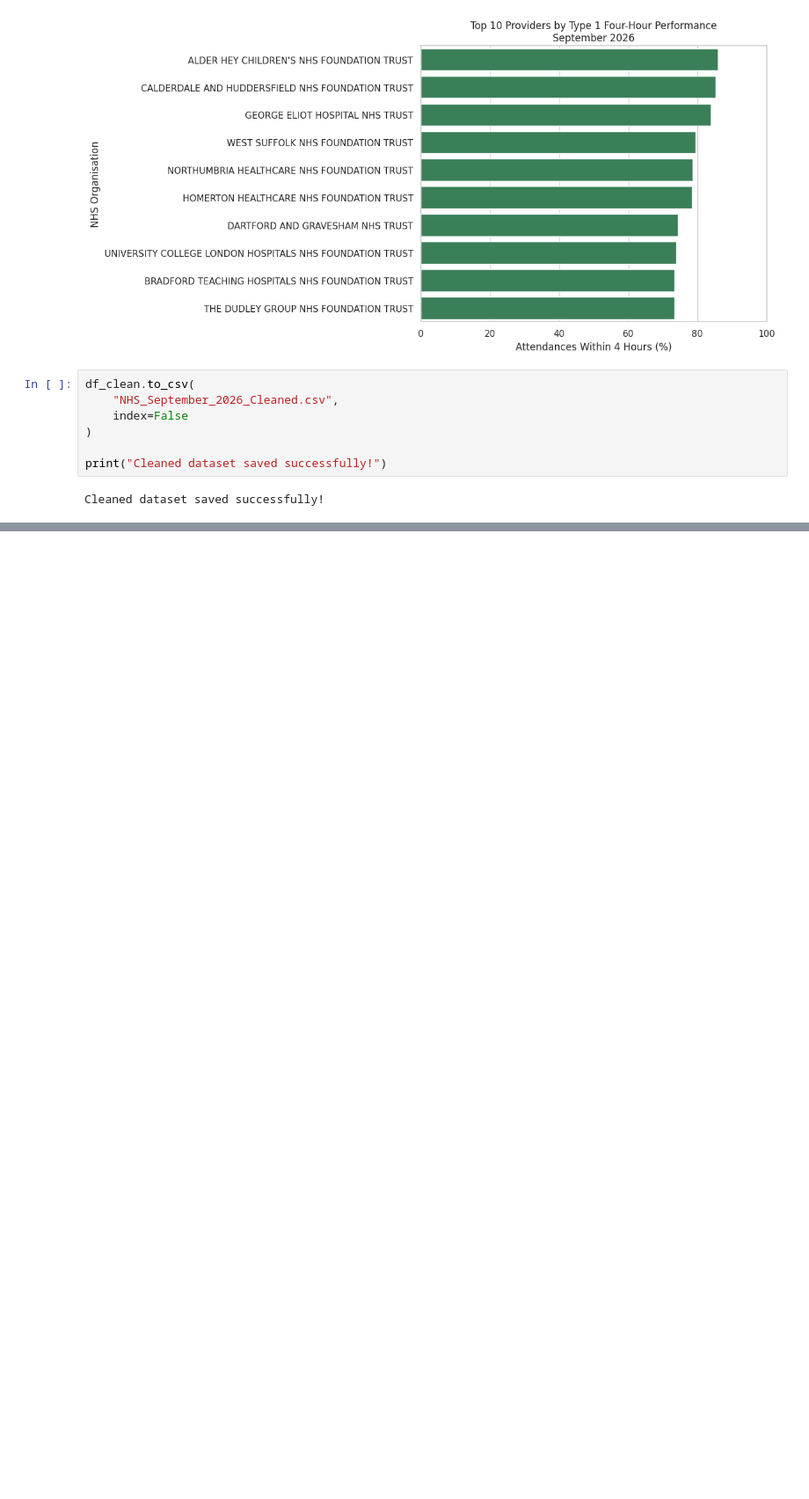
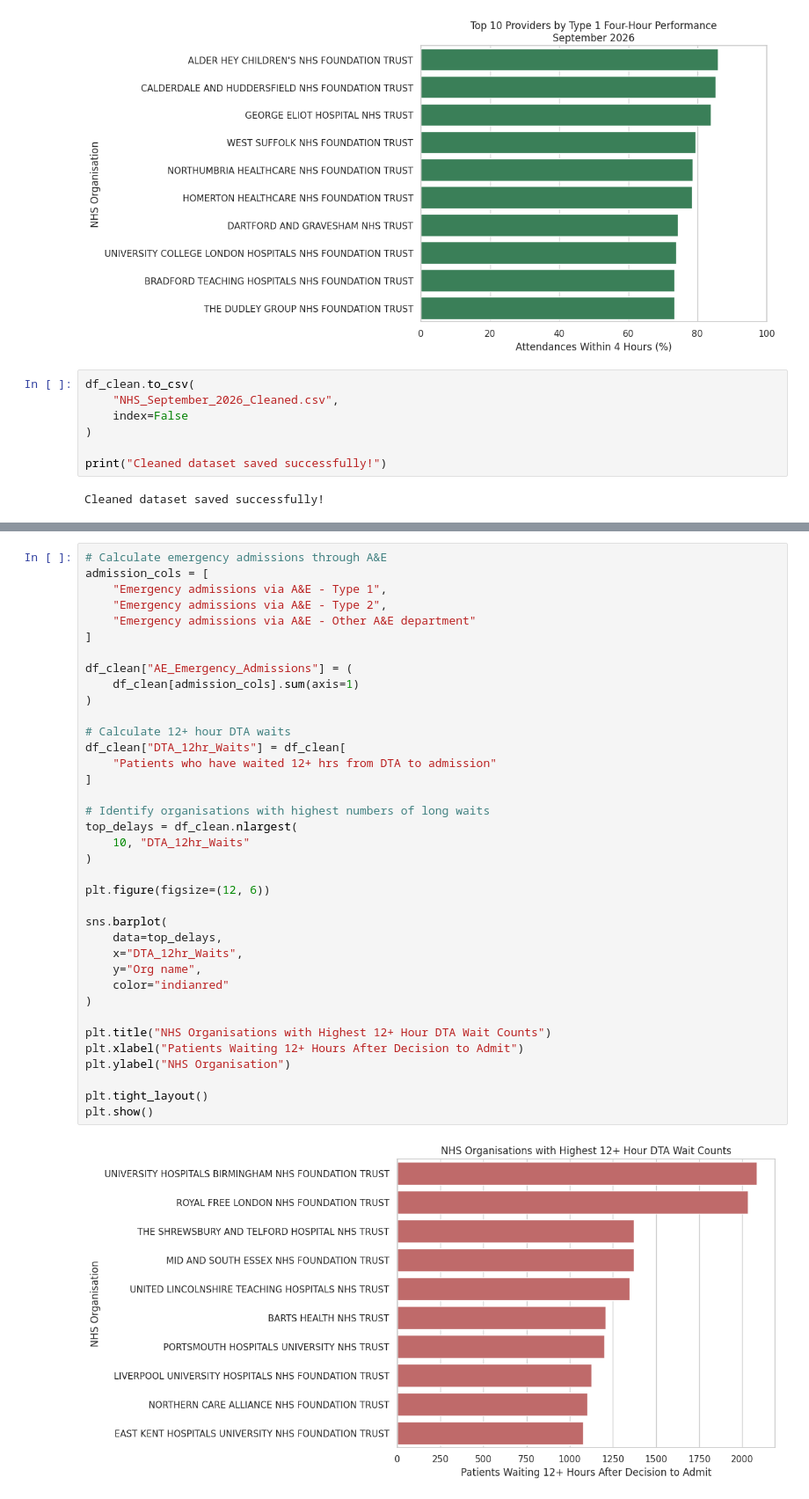
Before and after one commit to Madss28/Madss28, a Jupyter notebook: UK_NHS_Waiting_Times_and_Performance_Analysis.ipynb, the cells around one changed output, grey strips where cells are left out. Shown at 88% size. Saved outputs shown, nothing was run; the diff lists cells and outputs as text; blank space fills up the shorter version.

```diff
--- a/UK_NHS_Waiting_Times_and_Performance_Analysis.ipynb
+++ b/UK_NHS_Waiting_Times_and_Performance_Analysis.ipynb
@@ -231,0 +259,39 @@ Cleaned dataset saved successfully!
+# %%
+# Calculate emergency admissions through A&E
+admission_cols = [
+    "Emergency admissions via A&E - Type 1",
+    "Emergency admissions via A&E - Type 2",
+    "Emergency admissions via A&E - Other A&E department"
+]
+
+df_clean["AE_Emergency_Admissions"] = (
+    df_clean[admission_cols].sum(axis=1)
+)
+
+# Calculate 12+ hour DTA waits
+df_clean["DTA_12hr_Waits"] = df_clean[
+    "Patients who have waited 12+ hrs from DTA to admission"
+]
+
+# Identify organisations with highest numbers of long waits
+top_delays = df_clean.nlargest(
+    10, "DTA_12hr_Waits"
+)
+
+plt.figure(figsize=(12, 6))
+
+sns.barplot(
+    data=top_delays,
+    x="DTA_12hr_Waits",
+    y="Org name",
+    color="indianred"
+)
+
+plt.title("NHS Organisations with Highest 12+ Hour DTA Wait Counts")
+plt.xlabel("Patients Waiting 12+ Hours After Decision to Admit")
+plt.ylabel("NHS Organisation")
+
+plt.tight_layout()
+plt.show()
+# %% [output]
+[figure, added]
```
Also changed, not shown: parts of 4 cells of this notebook.
